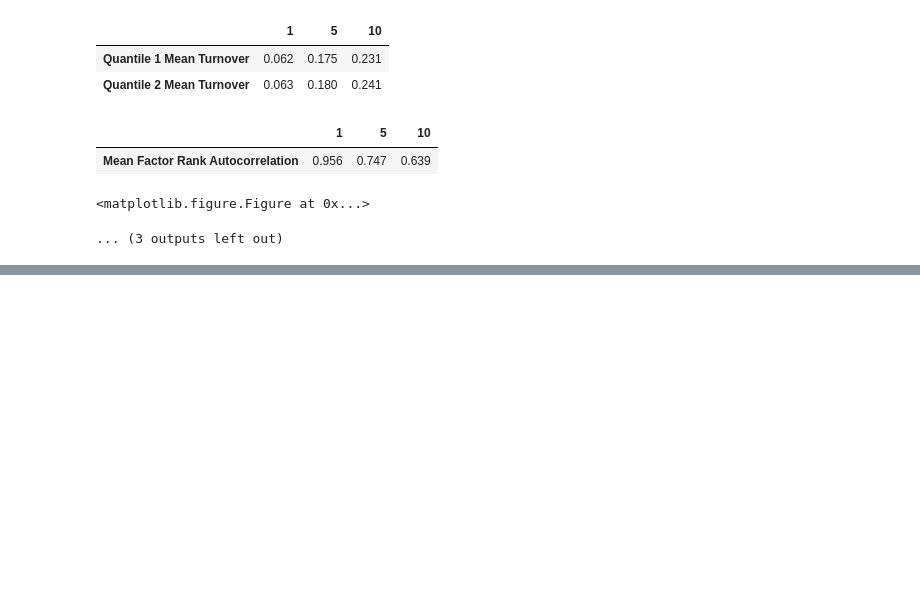
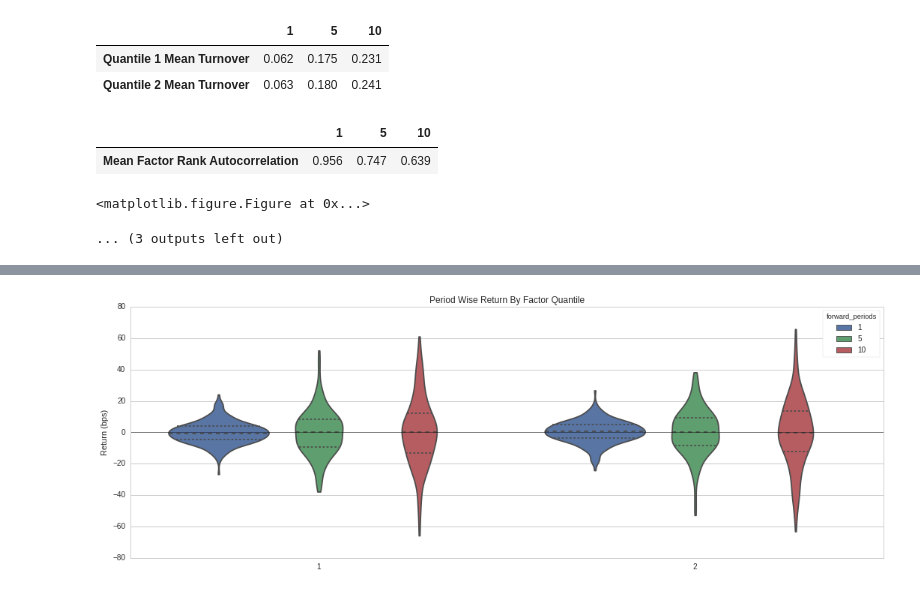
Before and after one commit to jsisaacs/QuantStrategies, a Jupyter notebook: Exploratory Analysis/FactorAnalysis_AverageSentimentSignal.ipynb, the cells around one changed output, grey strips where cells are left out. Cells and saved outputs as stored; diff of their text form; code cells hidden in the pictures; blank space fills up the shorter version.

```diff
--- a/Exploratory Analysis/FactorAnalysis_AverageSentimentSignal.ipynb
+++ b/Exploratory Analysis/FactorAnalysis_AverageSentimentSignal.ipynb
@@ -155,3 +143,6 @@ Turnover Analysis
 | Mean Factor Rank Autocorrelation | 0.956 | 0.747 | 0.639 |
 <matplotlib.figure.Figure at 0x...>
 ... (3 outputs left out)
+# %%
+mean_return_by_q_daily, std_err_by_q_daily = al.performance.mean_return_by_quantile(avgsent_factor_data,
+                                                                                    by_date=True)
@@ -157,0 +173,4 @@ Turnover Analysis
+# %%
+al.plotting.plot_quantile_returns_violin(mean_return_by_q_daily);
+# %% [output]
+[figure, added]
```
Also changed, not shown: parts of 11 cells of this notebook.
